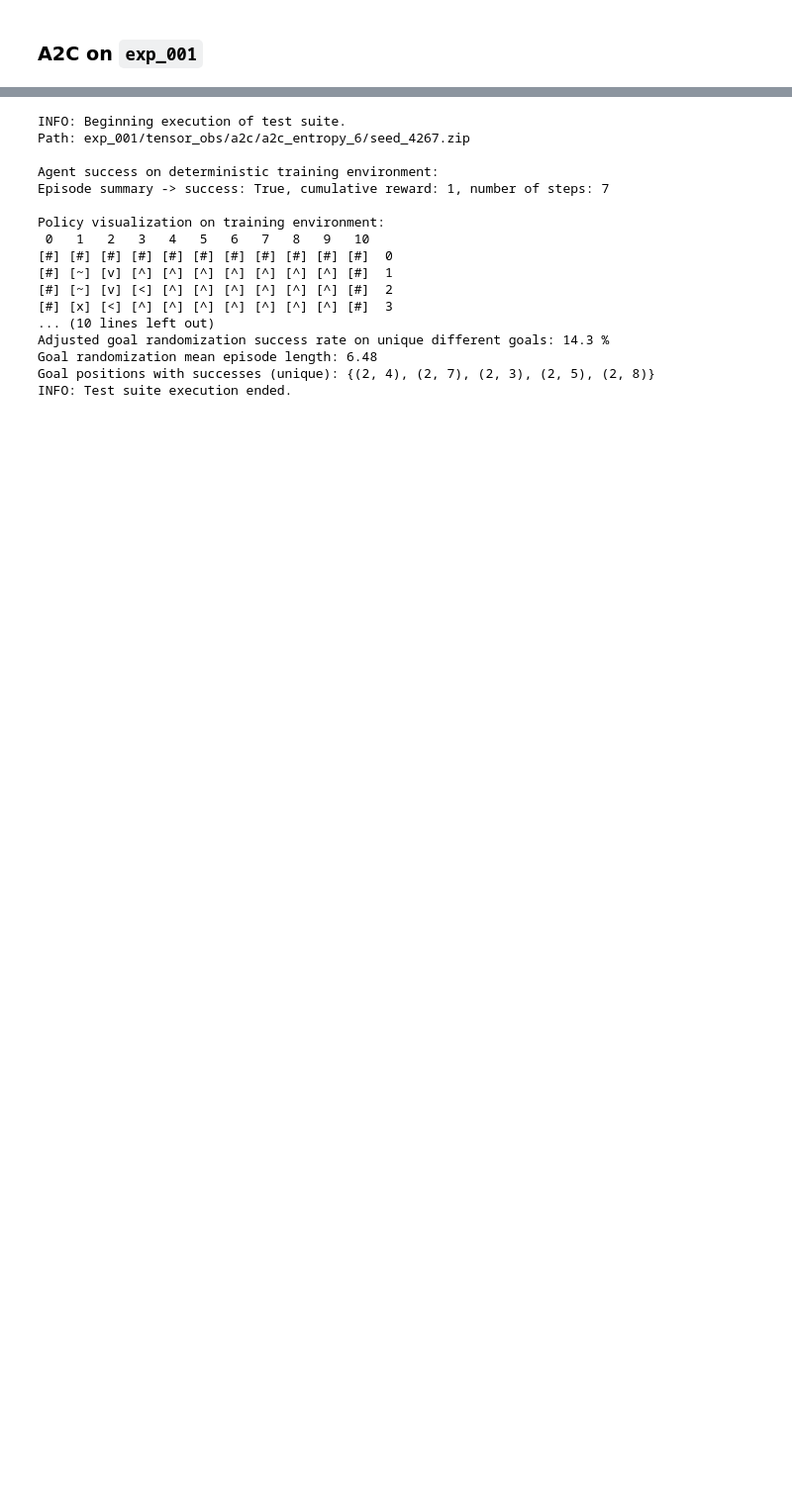
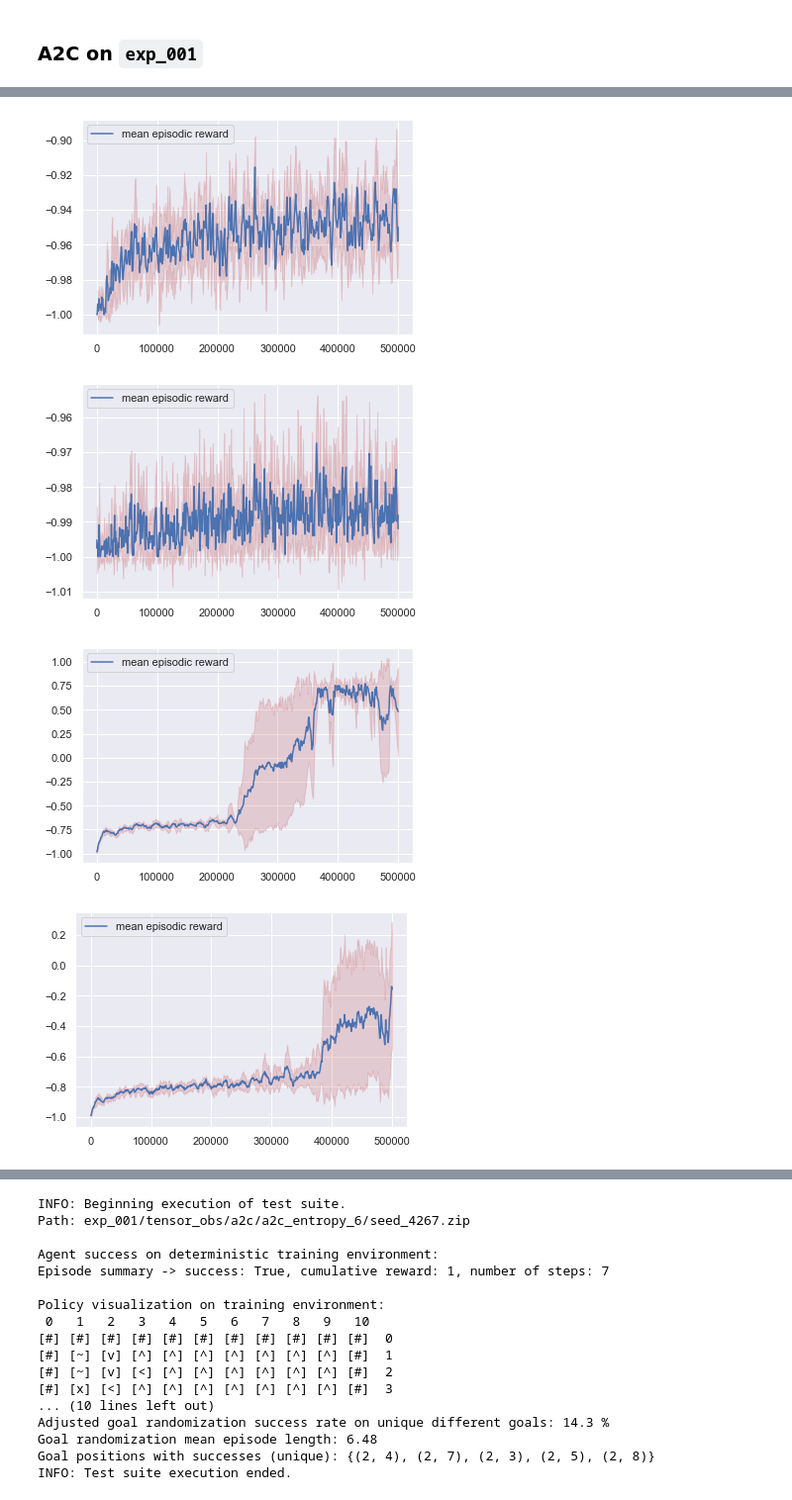
Before and after one commit to tilidev/BA_DRL_Gridworlds, a Jupyter notebook: eval_agents.ipynb, the cells around one changed output, grey strips where cells are left out. Shown: that part at 99% size. Drawn from its saved outputs; the diff is of its cells as text; code cells hidden in the pictures; blank space fills up the shorter version.

```diff
--- a/eval_agents.ipynb
+++ b/eval_agents.ipynb
@@ -650,0 +778,12 @@ model_4 = model_path_prefix + ""
+# %%
+plot_mean_std("R9HyyQqCQZaGA7wacmM1FA") # entropy_1 (0.2)
+plot_mean_std("nsVm5pO8RrirkG8WTO4I0A") # entropy_2 (0.4)
+plot_mean_std("p8Jy5osVTMK9vDP9AkYqSg") # entropy_3 (0.025)
+plot_mean_std("Xipi9FmbRKKVbRyJhMsqAg") # entropy_4 (0.05)
+plot_mean_std("4s79H1HMQlSMYLag4z6Oig") # entropy_5 (0.1)
+plot_mean_std("H4WJlvj4RKWYZo0Bn9rbqA") # entropy_6 (0.0125)--> best configuration!
+# %% [output]
+[figure, added]
+[figure, added]
+[figure, added]
+[figure, added]
```
Also changed, not shown: parts of 47 cells of this notebook, 2 other files.
